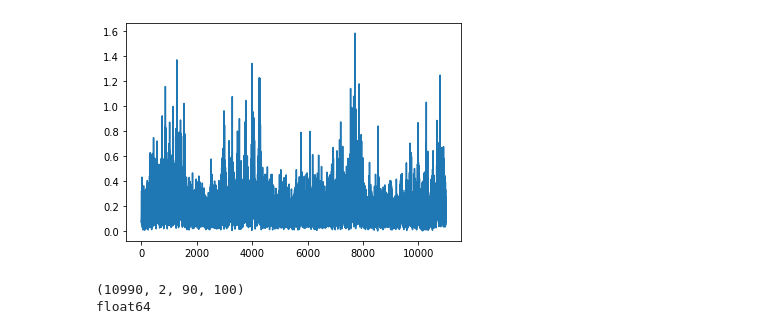
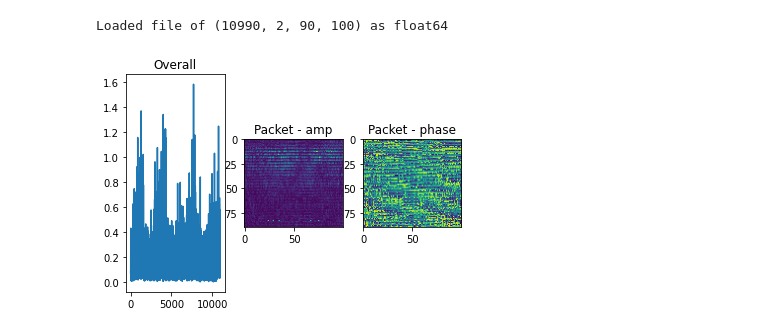
Before and after one commit to MilkywayCocktail/CSI-python, a Jupyter notebook: Script-MakeDataset.ipynb, the cells around one changed output. Cells and saved outputs as stored; diff of their text form; code cells hidden in the pictures.

```diff
--- a/Script-MakeDataset.ipynb
+++ b/Script-MakeDataset.ipynb
@@ -264,6 +187,6 @@ All saved!
 # %%
-mp.asx(f"../dataset/0509/make06-finished/csi.npy")
+viewer = mp.DataViewer('../dataset/0509/make06-finished/csi.npy')
+viewer.view_csi()
 # %% [output]
+Loaded file of (10990, 2, 90, 100) as float64
-[figure, old version]
+[figure, new version]
-(10990, 2, 90, 100)
-float64
```
Also changed, not shown: parts of 18 cells of this notebook, 2 other files.
